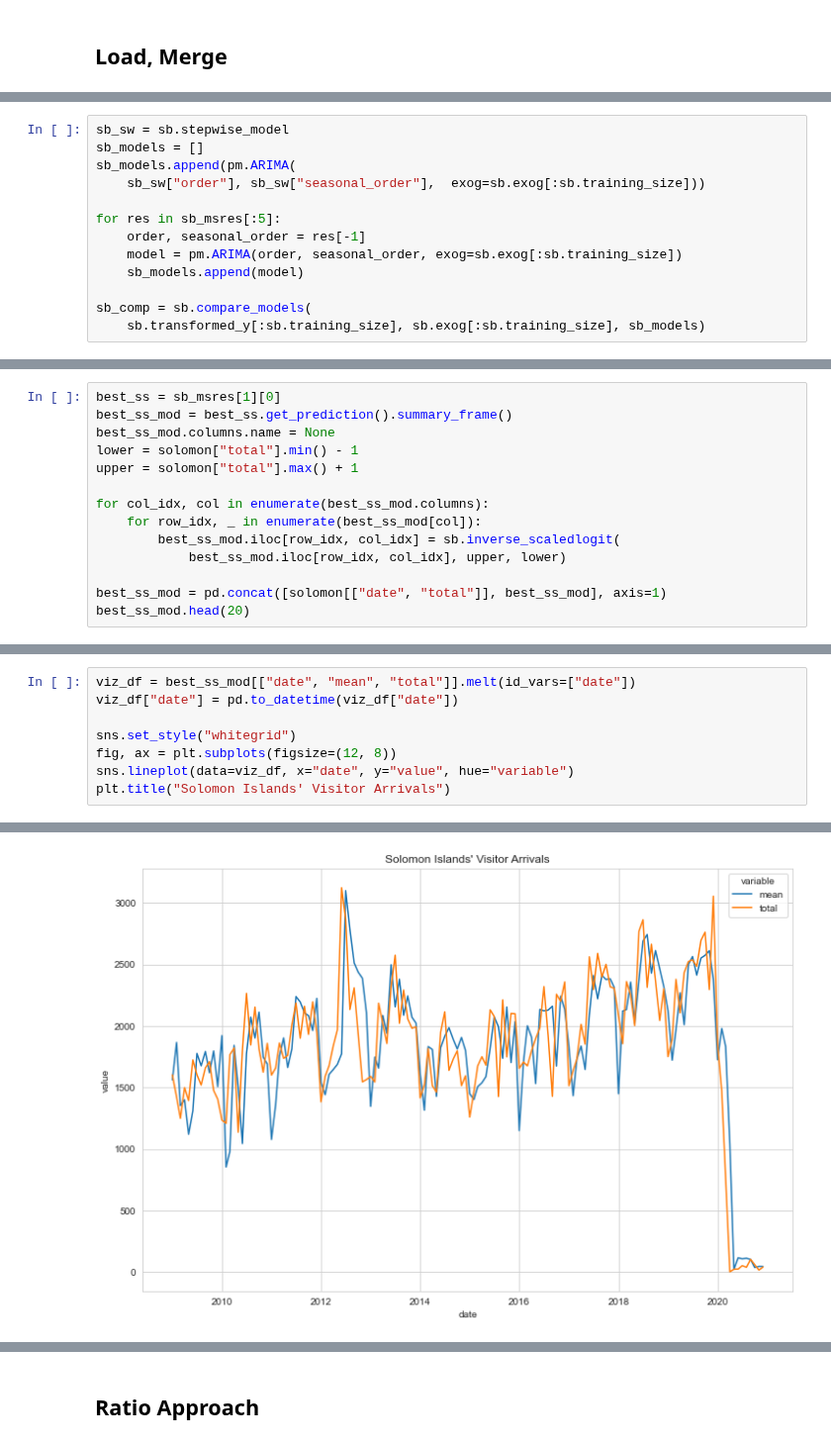
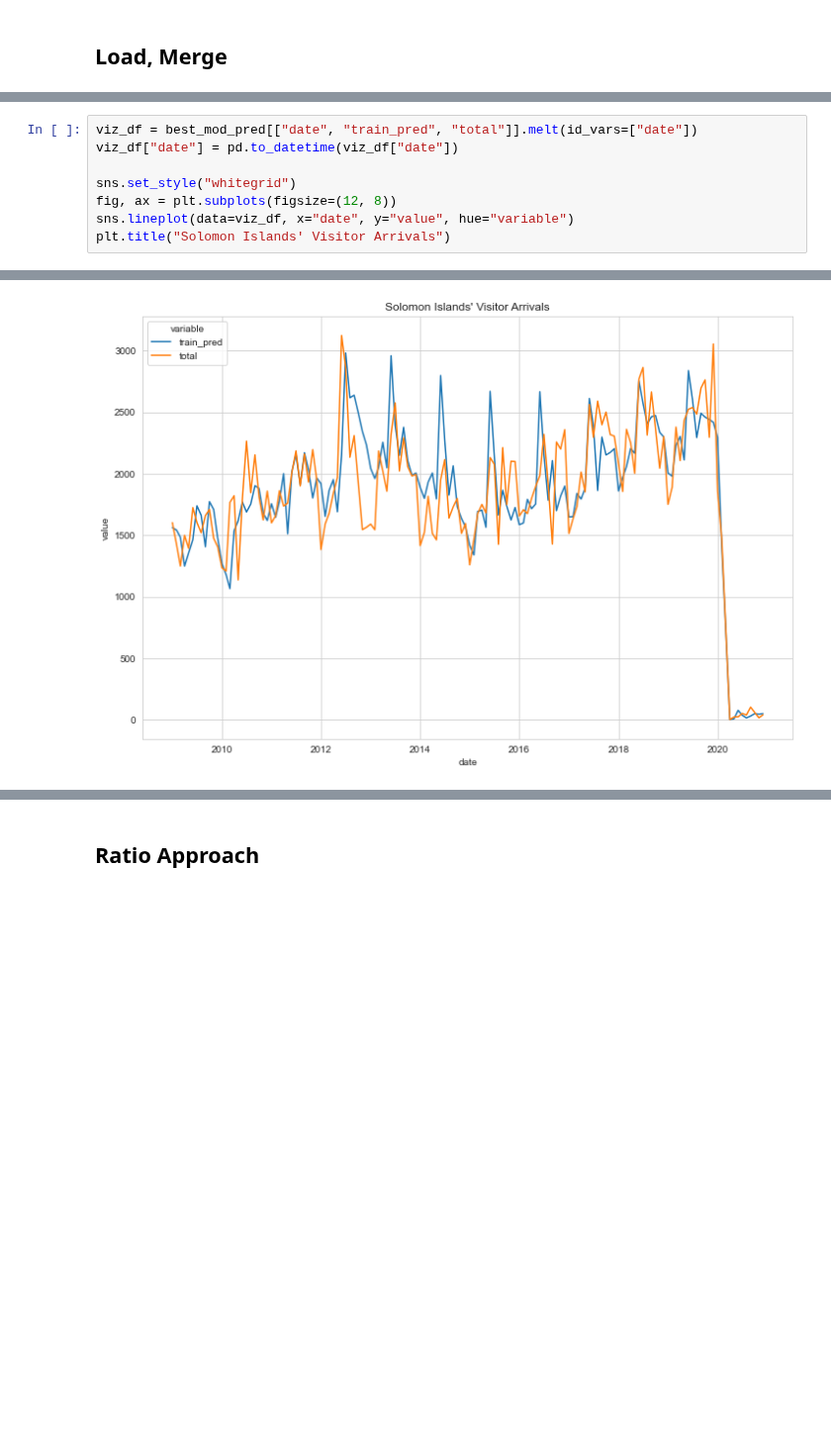
Before and after one commit to worldbank/pacific-observatory, a Jupyter notebook: scripts/notebooks/Tourism/modelling/solomon_islands.ipynb, the cells around one changed output, grey strips where cells are left out. Shown at 99% size. Saved outputs shown, nothing was run; the diff lists cells and outputs as text; blank space fills up the shorter version.

```diff
--- a/scripts/notebooks/Tourism/modelling/solomon_islands.ipynb
+++ b/scripts/notebooks/Tourism/modelling/solomon_islands.ipynb
@@ -262,13 +21,0 @@ sb_msres
-# %%
-sb_sw = sb.stepwise_model
-sb_models = []
-sb_models.append(pm.ARIMA(
-    sb_sw["order"], sb_sw["seasonal_order"],  exog=sb.exog[:sb.training_size]))
-
-for res in sb_msres[:5]:
-    order, seasonal_order = res[-1]
-    model = pm.ARIMA(order, seasonal_order, exog=sb.exog[:sb.training_size])
-    sb_models.append(model)
-
-sb_comp = sb.compare_models(
-    sb.transformed_y[:sb.training_size], sb.exog[:sb.training_size], sb_models)
@@ -313,14 +21,0 @@ sb_comp
-# %%
-best_ss = sb_msres[1][0]
-best_ss_mod = best_ss.get_prediction().summary_frame()
-best_ss_mod.columns.name = None
-lower = solomon["total"].min() - 1
-upper = solomon["total"].max() + 1
-
-for col_idx, col in enumerate(best_ss_mod.columns):
-    for row_idx, _ in enumerate(best_ss_mod[col]):
-        best_ss_mod.iloc[row_idx, col_idx] = sb.inverse_scaledlogit(
-            best_ss_mod.iloc[row_idx, col_idx], upper, lower)
-
-best_ss_mod = pd.concat([solomon[["date", "total"]], best_ss_mod], axis=1)
-best_ss_mod.head(20)
@@ -345,11 +141,11 @@ best_ss_mod.head(20)
 # %%
-viz_df = best_ss_mod[["date", "mean", "total"]].melt(id_vars=["date"])
+viz_df = best_mod_pred[["date", "train_pred", "total"]].melt(id_vars=["date"])
 viz_df["date"] = pd.to_datetime(viz_df["date"])
 
 sns.set_style("whitegrid")
 fig, ax = plt.subplots(figsize=(12, 8))
 sns.lineplot(data=viz_df, x="date", y="value", hue="variable")
 plt.title("Solomon Islands' Visitor Arrivals")
 # %% [output]
 Text(0.5, 1.0, "Solomon Islands' Visitor Arrivals")
-[figure, old version]
+[figure, new version]
```
Also changed, not shown: parts of 55 cells of this notebook, 5 other files.
